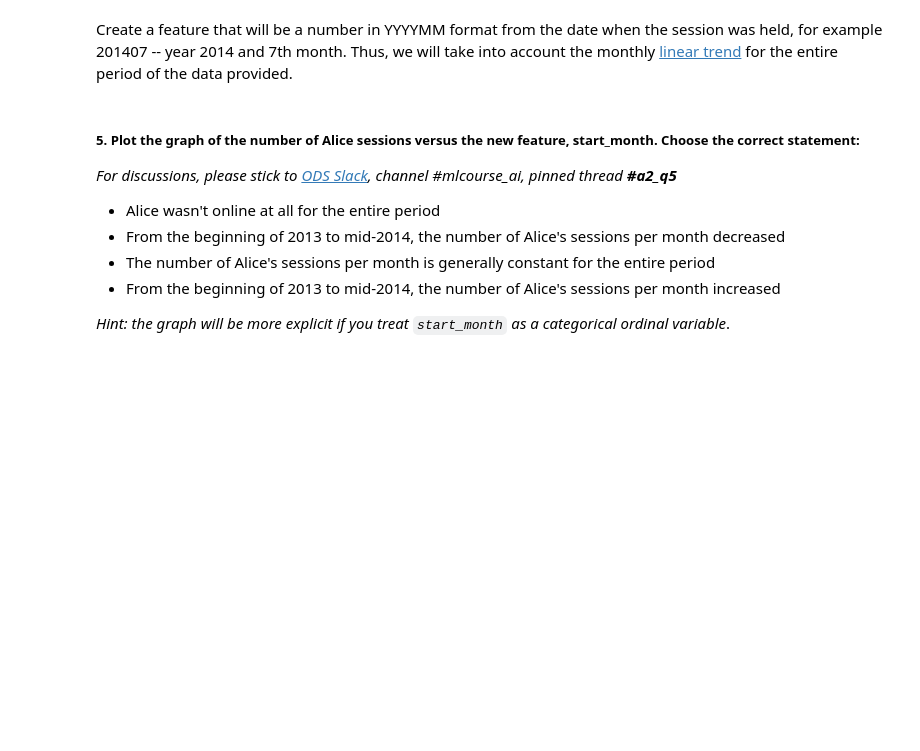
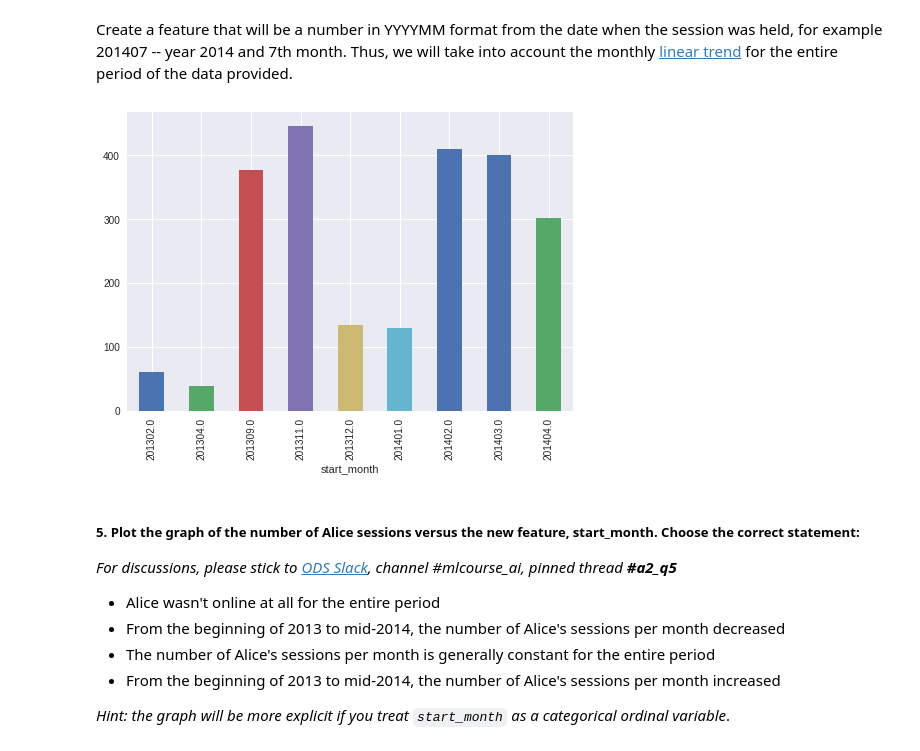
Before and after one commit to athiagarajan/alicecatchmeifucan, a Jupyter notebook: assignment2_part1_alice_logistic_regression.ipynb, the cells around one changed output. Cells and saved outputs as stored; diff of their text form; code cells hidden in the pictures; blank space fills up the shorter version.

```diff
--- a/assignment2_part1_alice_logistic_regression.ipynb
+++ b/assignment2_part1_alice_logistic_regression.ipynb
@@ -431,10 +439,22 @@ Create a feature that will be a number in YYYYMM format from the date when the s
 # %%
 # Dataframe for new features
 full_new_feat = pd.DataFrame(index=full_df.index)
+train_new_feat = pd.DataFrame(index=train_df.index)
 
 # Add start_month feature
 full_new_feat['start_month'] = full_df['time1'].apply(lambda ts:
                                                       100 * ts.year + ts.month).astype('float64')
+train_new_feat['start_month'] = train_df['time1'].apply(lambda ts:
+                                                      100 * ts.year + ts.month).astype('float64')
+#full_new_feat.head(5)
+#full_df_with_new_feat = pd.concat([full_df, full_new_feat],axis=1)
+#full_df_with_new_feat = pd.concat([full_new_target, full_new_feat],axis=1)
+#full_df_with_new_feat.head(5)
+train_df_with_new_feat = pd.concat([train_df, train_new_feat],axis=1)
+train_df_with_new_feat.head(5)
+train_df_with_new_feat[train_df_with_new_feat['target']==1].groupby(['start_month']).size().plot(kind='bar');
+# %% [output]
+[figure, added]
 # %% [markdown]
 ##### 5. Plot the graph of the number of Alice sessions versus the new feature, start_month. Choose the correct statement:
 
```
Also changed, not shown: parts of 12 cells of this notebook.
